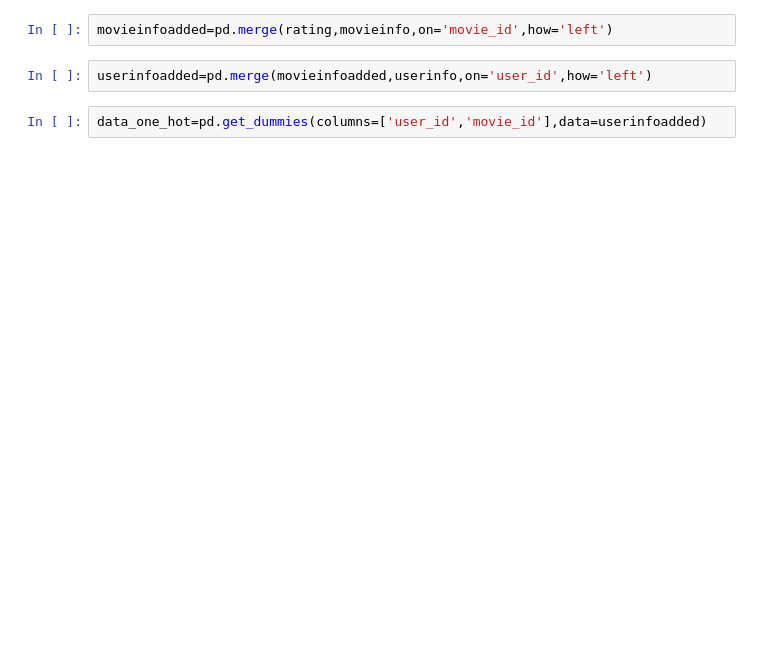
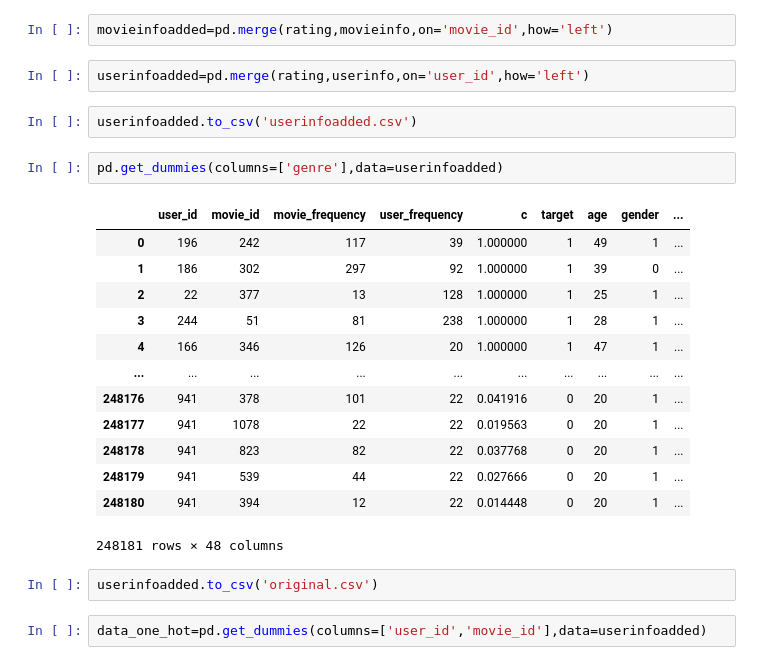
Before and after one commit to lookbackjh/NSFMR, a Jupyter notebook: datagenerator.ipynb, the cells around one changed output. Saved outputs shown, nothing was run; the diff lists cells and outputs as text; blank space fills up the shorter version.

```diff
--- a/datagenerator.ipynb
+++ b/datagenerator.ipynb
@@ -270,6 +286,26 @@ rating
 # %%
 movieinfoadded=pd.merge(rating,movieinfo,on='movie_id',how='left')
 # %%
-userinfoadded=pd.merge(movieinfoadded,userinfo,on='user_id',how='left')
+userinfoadded=pd.merge(rating,userinfo,on='user_id',how='left')
+# %%
+userinfoadded.to_csv('userinfoadded.csv')
+# %%
+pd.get_dummies(columns=['genre'],data=userinfoadded)
+# %% [output]
+|  | user_id | movie_id | movie_frequency | user_frequency | c | target | age | gender | ... |
+| 0 | 196 | 242 | 117 | 39 | 1.000000 | 1 | 49 | 1 | ... |
+| 1 | 186 | 302 | 297 | 92 | 1.000000 | 1 | 39 | 0 | ... |
+| 2 | 22 | 377 | 13 | 128 | 1.000000 | 1 | 25 | 1 | ... |
+| 3 | 244 | 51 | 81 | 238 | 1.000000 | 1 | 28 | 1 | ... |
+| 4 | 166 | 346 | 126 | 20 | 1.000000 | 1 | 47 | 1 | ... |
+| ... | ... | ... | ... | ... | ... | ... | ... | ... | ... |
+| 248176 | 941 | 378 | 101 | 22 | 0.041916 | 0 | 20 | 1 | ... |
+| 248177 | 941 | 1078 | 22 | 22 | 0.019563 | 0 | 20 | 1 | ... |
+| 248178 | 941 | 823 | 82 | 22 | 0.037768 | 0 | 20 | 1 | ... |
+| 248179 | 941 | 539 | 44 | 22 | 0.027666 | 0 | 20 | 1 | ... |
+| 248180 | 941 | 394 | 12 | 22 | 0.014448 | 0 | 20 | 1 | ... |
+248181 rows × 48 columns
+# %%
+userinfoadded.to_csv('original.csv')
 # %%
 data_one_hot=pd.get_dummies(columns=['user_id','movie_id'],data=userinfoadded)
```
Also changed, not shown: parts of 4 cells of this notebook, 1 other file.
